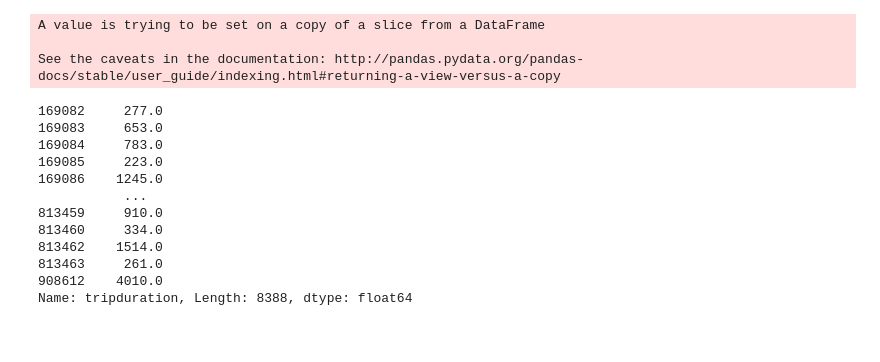
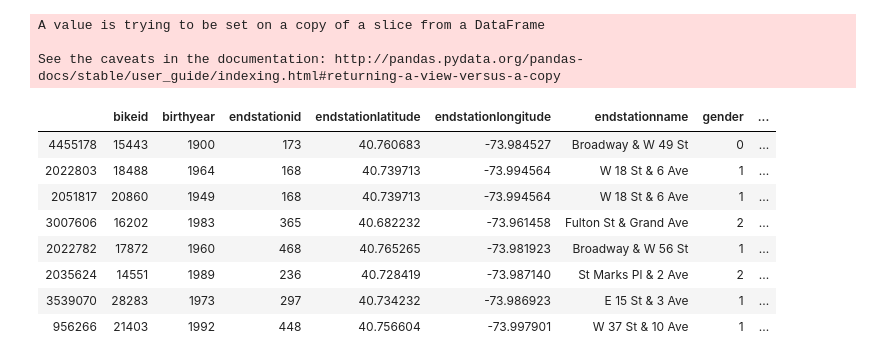
Before and after one commit to yslnam/mofo_bikes, a Jupyter notebook: notebooks/preprocessing/CitiBike_Project.ipynb, the cells around one changed output. Cells and saved outputs as stored; diff of their text form; code cells hidden in the pictures.

```diff
--- a/notebooks/preprocessing/CitiBike_Project.ipynb
+++ b/notebooks/preprocessing/CitiBike_Project.ipynb
@@ -464,18 +525,33 @@ imputation complete
 A value is trying to be set on a copy of a slice from a DataFrame
 
 See the caveats in the documentation: http://pandas.pydata.org/pandas-docs/stable/user_guide/indexing.html#returning-a-view-versus-a-copy
-# %%
-fin_dat.tripduration[error_index]
-# %% [output]
-169082     277.0
-169083     653.0
-169084     783.0
-169085     223.0
-169086    1245.0
-           ...
-813459     910.0
-813460     334.0
-813462    1514.0
-813463     261.0
-908612    4010.0
-Name: tripduration, Length: 8388, dtype: float64
+# %%
+datetime_feat = ['birthyear','starttime', 'stoptime']
+num_nom_feat = ['bikeid','endstationid','startstationid','gender']
+cat_nom_feat = ['endstationname','startstationname','usertype']
+nom_feat = num_nom_feat + cat_nom_feat
+# %%
+float_to_int = ['startstationid','endstationid','tripduration', 'bikeid', 'gender']
+
+#change to int16 to reduce memory
+fin_dat.birthyear = fin_dat.birthyear.astype('float16').astype('int16')
+fin_dat[float_to_int] = fin_dat[float_to_int].apply(lambda x: x.astype('int16'))
+
+#and for nominal features
+fin_dat[cat_nom_feat] = fin_dat[cat_nom_feat].apply(lambda x: x.astype('category'))
+# %%
+#location of observations where lat and/or long don't make any sense
+observe = [4455178, 2022803, 2051817, 3007606, 2022782, 2035624, 3539070, 956266]
+
+#the entries have been left as zeroes
+fin_dat.iloc[observe,:]
+# %% [output]
+|  | bikeid | birthyear | endstationid | endstationlatitude | endstationlongitude | endstationname | gender | ... |
+| 4455178 | 15443 | 1900 | 173 | 40.760683 | -73.984527 | Broadway & W 49 St | 0 | ... |
+| 2022803 | 18488 | 1964 | 168 | 40.739713 | -73.994564 | W 18 St & 6 Ave | 1 | ... |
+| 2051817 | 20860 | 1949 | 168 | 40.739713 | -73.994564 | W 18 St & 6 Ave | 1 | ... |
+| 3007606 | 16202 | 1983 | 365 | 40.682232 | -73.961458 | Fulton St & Grand Ave | 2 | ... |
+| 2022782 | 17872 | 1960 | 468 | 40.765265 | -73.981923 | Broadway & W 56 St | 1 | ... |
+| 2035624 | 14551 | 1989 | 236 | 40.728419 | -73.987140 | St Marks Pl & 2 Ave | 2 | ... |
+| 3539070 | 28283 | 1973 | 297 | 40.734232 | -73.986923 | E 15 St & 3 Ave | 1 | ... |
+| 956266 | 21403 | 1992 | 448 | 40.756604 | -73.997901 | W 37 St & 10 Ave | 1 | ... |
```
Also changed, not shown: parts of 29 cells of this notebook, 1 other file.
